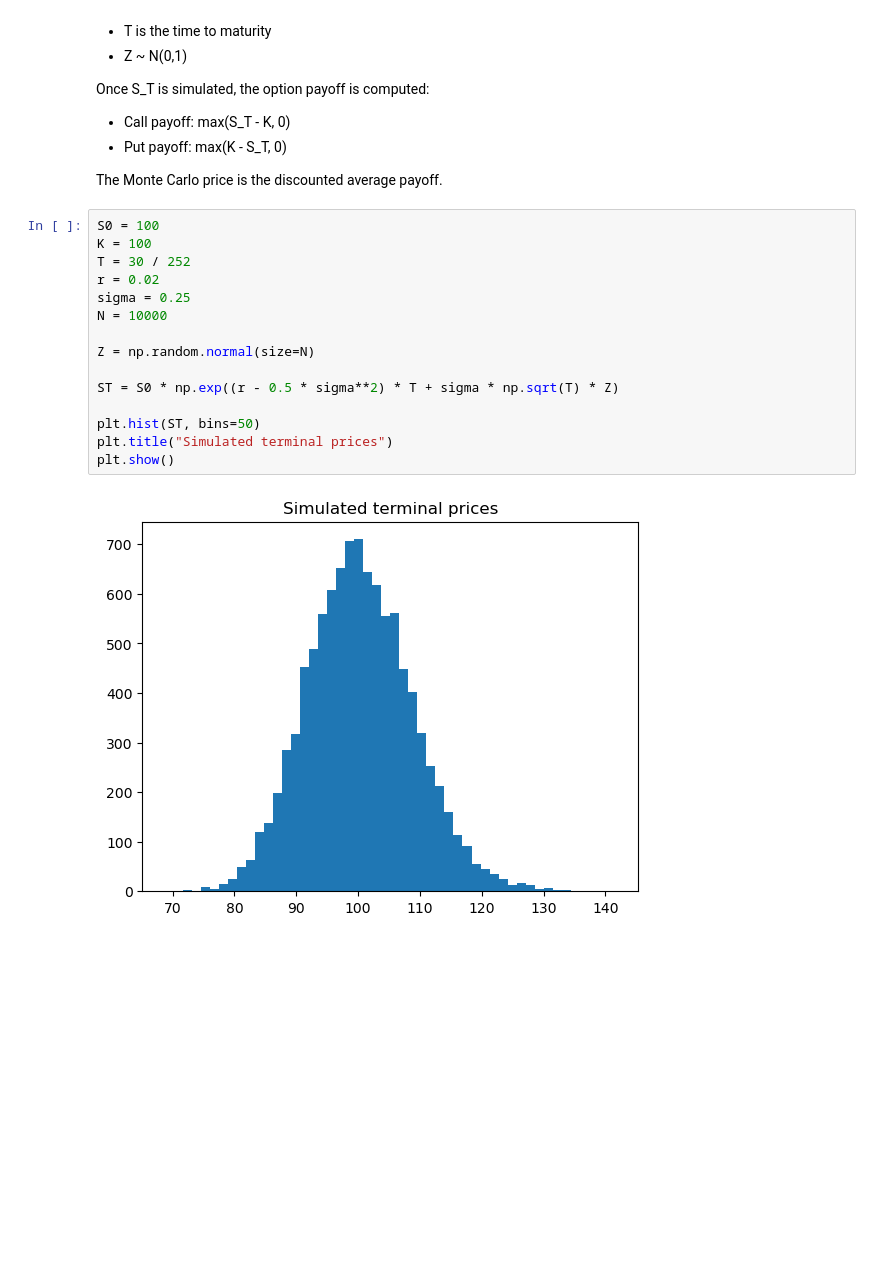
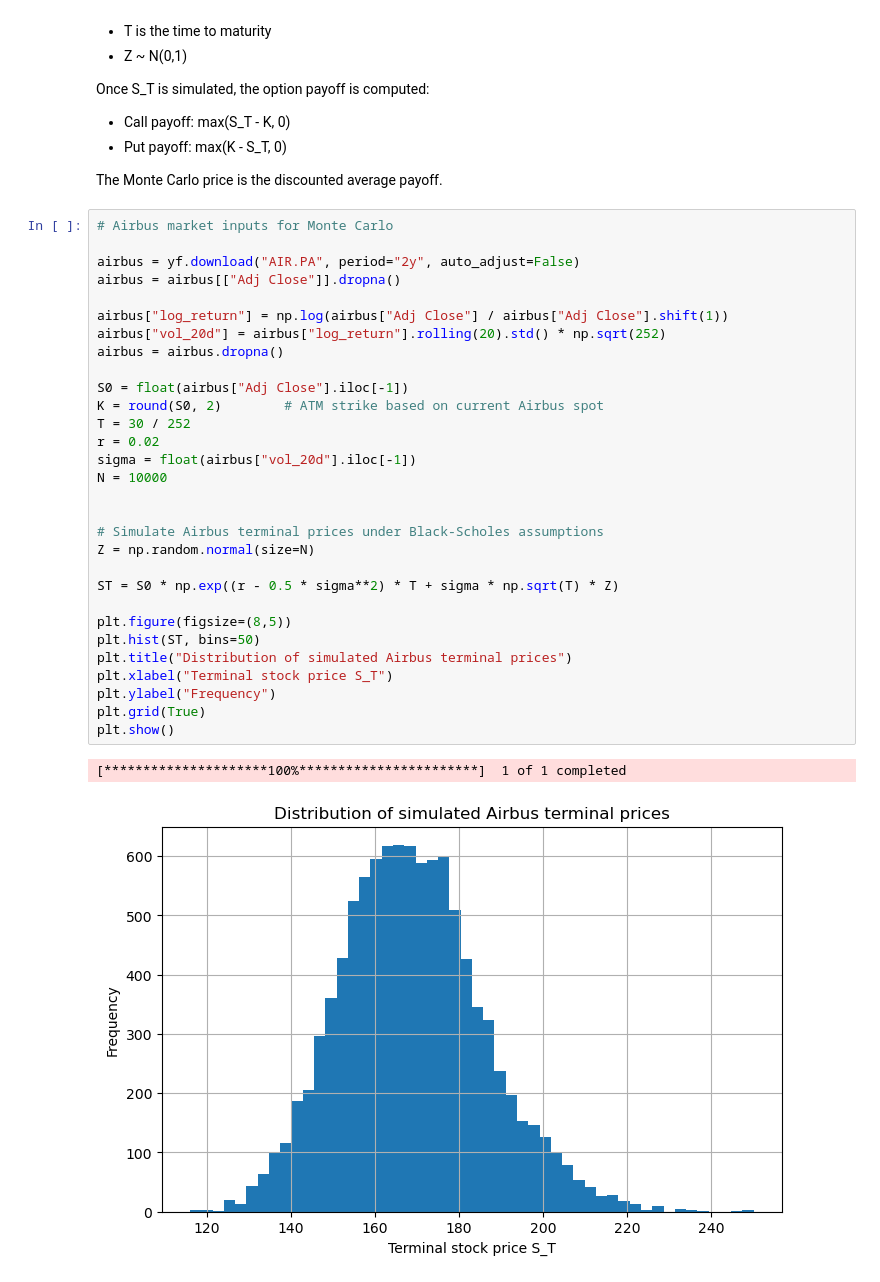
Before and after one commit to nicolasmarveaux456-hue/airbus_option_pricing, a Jupyter notebook: notebooks/03_monte_carlo.ipynb, the cells around one changed output. Cells and saved outputs as stored; diff of their text form; blank space fills up the shorter version.

```diff
--- a/notebooks/03_monte_carlo.ipynb
+++ b/notebooks/03_monte_carlo.ipynb
@@ -57,22 +50,38 @@ Once S_T is simulated, the option payoff is computed:
 
 The Monte Carlo price is the discounted average payoff.
 # %%
-S0 = 100
-K = 100
+# Airbus market inputs for Monte Carlo
+
+airbus = yf.download("AIR.PA", period="2y", auto_adjust=False)
+airbus = airbus[["Adj Close"]].dropna()
+
+airbus["log_return"] = np.log(airbus["Adj Close"] / airbus["Adj Close"].shift(1))
+airbus["vol_20d"] = airbus["log_return"].rolling(20).std() * np.sqrt(252)
+airbus = airbus.dropna()
+
+S0 = float(airbus["Adj Close"].iloc[-1])
+K = round(S0, 2)        # ATM strike based on current Airbus spot
 T = 30 / 252
 r = 0.02
-sigma = 0.25
+sigma = float(airbus["vol_20d"].iloc[-1])
 N = 10000
 
+
+# Simulate Airbus terminal prices under Black-Scholes assumptions
 Z = np.random.normal(size=N)
 
 ST = S0 * np.exp((r - 0.5 * sigma**2) * T + sigma * np.sqrt(T) * Z)
 
+plt.figure(figsize=(8,5))
 plt.hist(ST, bins=50)
-plt.title("Simulated terminal prices")
+plt.title("Distribution of simulated Airbus terminal prices")
+plt.xlabel("Terminal stock price S_T")
+plt.ylabel("Frequency")
+plt.grid(True)
 plt.show()
 # %% [output]
+[*********************100%***********************]  1 of 1 completed
-[figure, old version]
+[figure, new version]
 # %%
 call_payoff = np.maximum(ST - K, 0)
 put_payoff = np.maximum(K - ST, 0)
```
Also changed, not shown: parts of 17 cells of this notebook.
